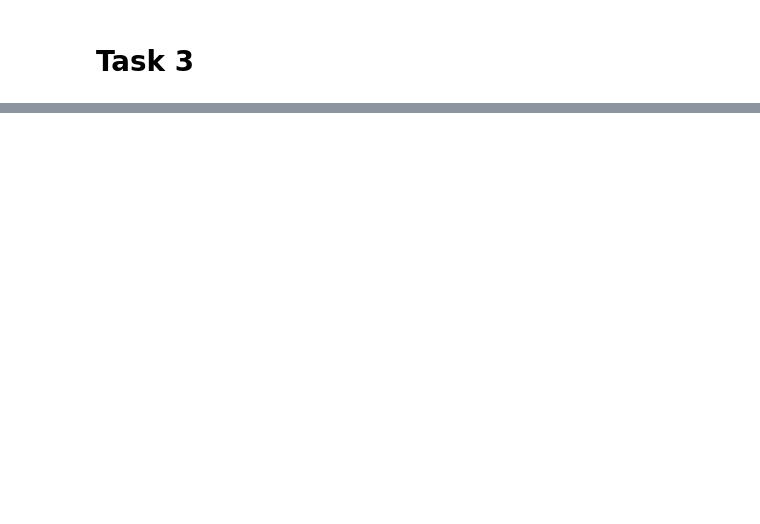
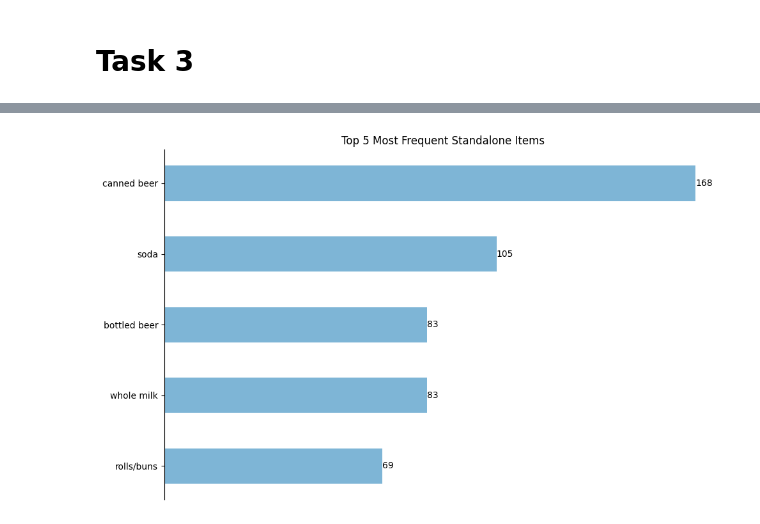
Before and after one commit to derkaiser9423/PythonPracticeProject, a Jupyter notebook: Assigment_2_s8091335.ipynb, the cells around one changed output, grey strips where cells are left out. Cells and saved outputs as stored; diff of their text form; code cells hidden in the pictures; blank space fills up the shorter version.

```diff
--- a/Assigment_2_s8091335.ipynb
+++ b/Assigment_2_s8091335.ipynb
@@ -197,0 +417,50 @@ AttributeError: ignored
+# %%
+# Extract the item columns
+item_columns = df.columns[1:33]
+
+# Create a new DataFrame to store the standalone purchases (transactions with only one item)
+standalone_purchases = df[df["Item(s)"] == 1][item_columns]
+
+# Item Frequency Analysis for Standalone Purchases
+standalone_item_counts = standalone_purchases.stack().value_counts()
+top_standalone_items = standalone_item_counts.head(5)  # Get the top 5 most frequent standalone items
+
+# Create a horizontal bar plot for the top 5 most frequent standalone items
+plt.figure(figsize=(10, 6))  # Set the figure size
+
+# Set the color for the bars
+bar_color = "#7EB5D6"
+
+# Plot the horizontal bar chart with the specified color
+plt.barh(top_standalone_items.index, top_standalone_items.values, color=bar_color, height=0.5)
+
+# Remove y-axis label and x-axis title
+plt.ylabel("")
+plt.xlabel("")
+
+plt.title("Top 5 Most Frequent Standalone Items")
+
+# Add frequency values above each bar
+for index, value in enumerate(top_standalone_items.values):
+    plt.text(value, index, str(value), ha="left", va="center", color="black")
+
+# Invert the y-axis to display items with the highest frequency on top
+plt.gca().invert_yaxis()
+
+# Remove x-axis ticks and labels
+plt.tick_params(axis="x", which="both", bottom=False, labelbottom=False)
+
+# Remove grid
+plt.grid(False)
+
+# Remove right and top spines for cleaner aesthetics
+plt.gca().spines["right"].set_visible(False)
+plt.gca().spines["top"].set_visible(False)
+plt.gca().spines["bottom"].set_visible(False)
+
+plt.tight_layout()
+
+# Display the plot
+plt.show()
+# %% [output]
+[figure, added]
```
Also changed, not shown: parts of 32 cells of this notebook.
